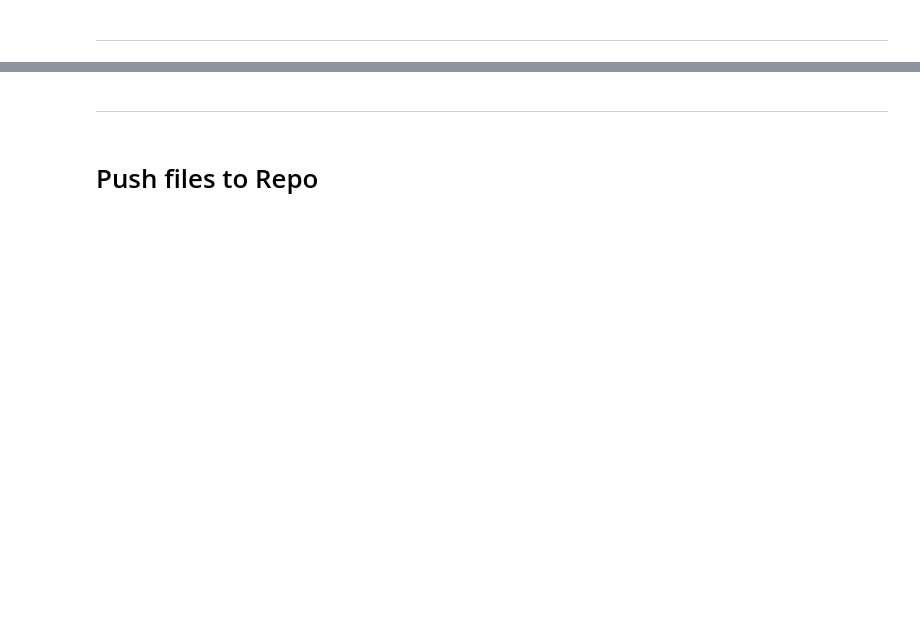
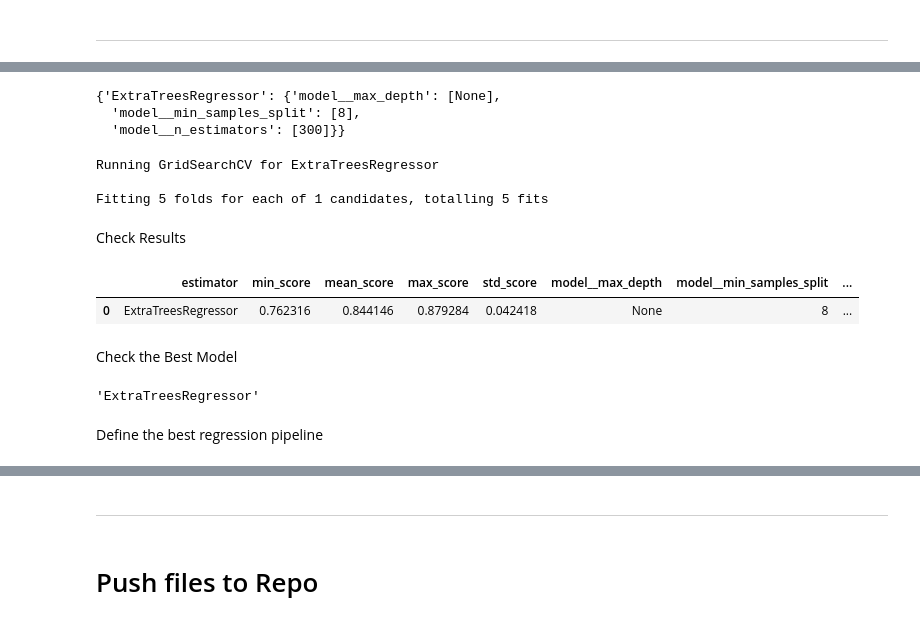
Before and after one commit to Samuel-Dainton/Heritage-Housing-Issues-P5, a Jupyter notebook: jupyter_notebooks/05 - Modeling and Evaluation - Predict Sale Price.ipynb, the cells around one changed output, grey strips where cells are left out. Drawn from its saved outputs; the diff is of its cells as text; code cells hidden in the pictures; blank space fills up the shorter version.

```diff
--- a/jupyter_notebooks/05 - Modeling and Evaluation - Predict Sale Price.ipynb
+++ b/jupyter_notebooks/05 - Modeling and Evaluation - Predict Sale Price.ipynb
@@ -523,0 +738,39 @@ NOTE
+# %%
+params_search = {'ExtraTreesRegressor':  {
+    'model__max_depth': [None],
+    'model__min_samples_split': [8],
+    'model__n_estimators': [300],
+}
+}
+params_search
+# %% [output]
+{'ExtraTreesRegressor': {'model__max_depth': [None],
+  'model__min_samples_split': [8],
+  'model__n_estimators': [300]}}
+# %%
+from sklearn.metrics import make_scorer, recall_score
+search = HyperparameterOptimizationSearch(models=models_search, params=params_search)
+search.fit(X_train, y_train,
+           scoring = 'r2',
+           n_jobs=-1,cv=5)
+# %% [output]
+Running GridSearchCV for ExtraTreesRegressor
+
+Fitting 5 folds for each of 1 candidates, totalling 5 fits
+# %% [markdown]
+Check Results
+# %%
+grid_search_summary, grid_search_pipelines = search.score_summary(sort_by='mean_score')
+grid_search_summary
+# %% [output]
+|  | estimator | min_score | mean_score | max_score | std_score | model__max_depth | model__min_samples_split | ... |
+| 0 | ExtraTreesRegressor | 0.762316 | 0.844146 | 0.879284 | 0.042418 | None | 8 | ... |
+# %% [markdown]
+Check the Best Model
+# %%
+best_model = grid_search_summary.iloc[0,0]
+best_model
+# %% [output]
+'ExtraTreesRegressor'
+# %% [markdown]
+Define the best regression pipeline
```
Also changed, not shown: parts of 36 cells of this notebook.
